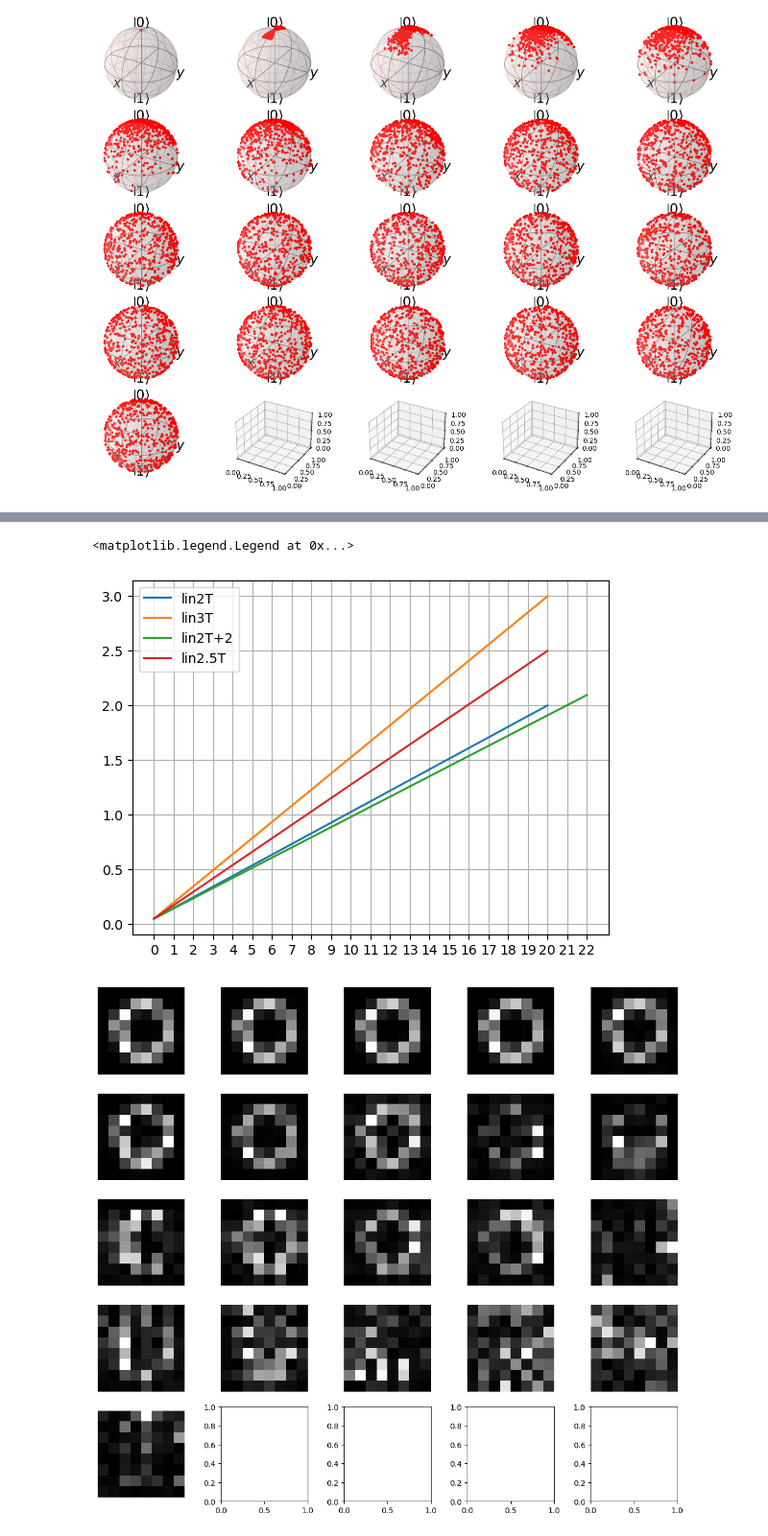
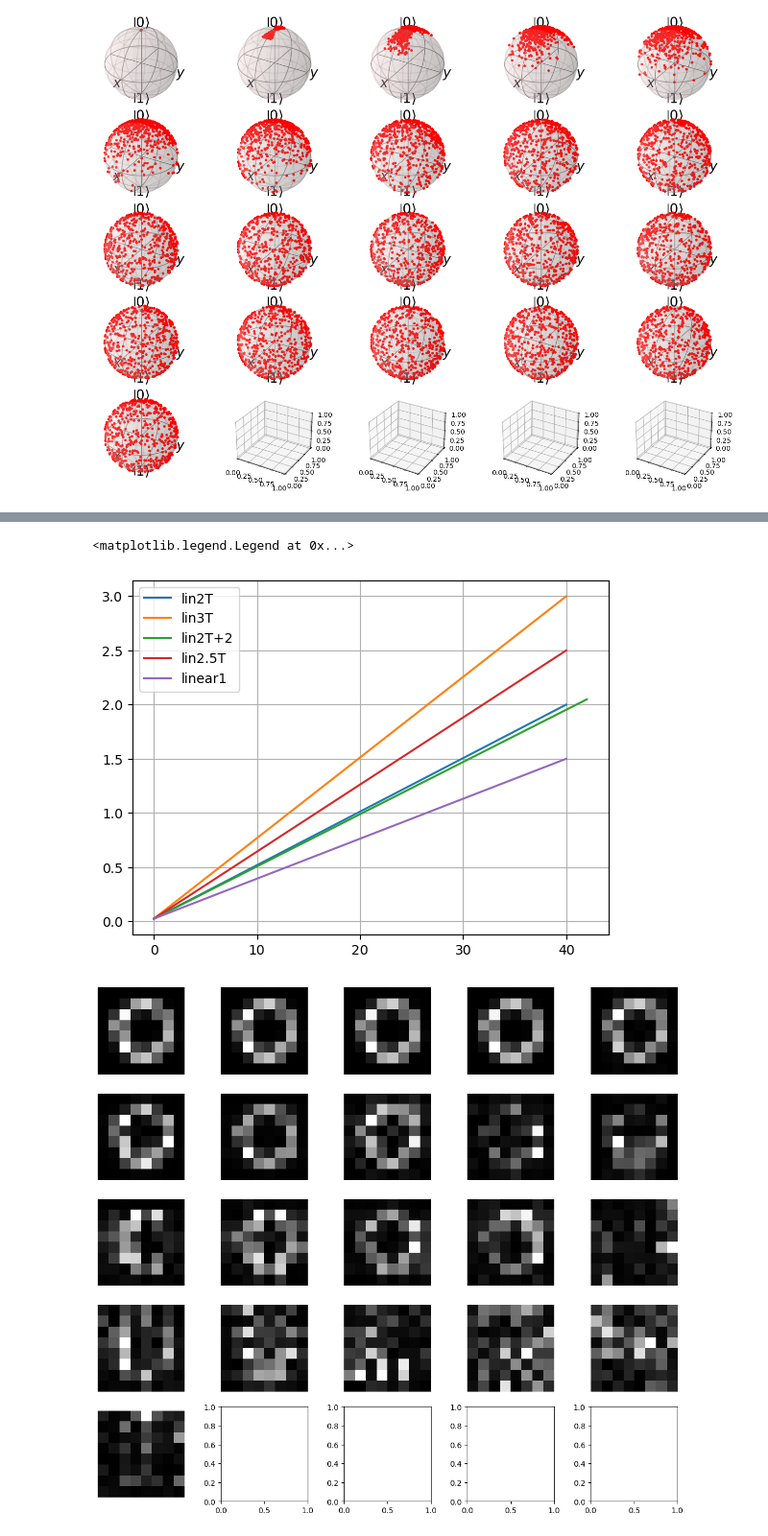
Before and after one commit to alapena/QuantGenMdl, a Jupyter notebook: visualize_noising.ipynb, the cells around one changed output, grey strips where cells are left out. Shown at 96% size. Saved outputs shown, nothing was run; the diff lists cells and outputs as text; code cells hidden in the pictures.

```diff
--- a/visualize_noising.ipynb
+++ b/visualize_noising.ipynb
@@ -129,35 +133,38 @@ import torch
 # diffusion_weights = torch.pow(linear_steps, n)
 # plt.plot(diffusion_weights, label=f'n={n}')
 
 # n=4
 # linear_steps = torch.linspace(1., torch.tensor(n_timesteps+1), n_timesteps+1, device='cpu')
 # diffusion_weights = 2*torch.pow((linear_steps/(n_timesteps+1)), n)
 # plt.plot(diffusion_weights, label=f'custom n={n}')
 
 # diffusion_weights = 1e-3*np.arange(1, n_timesteps+1)**2
 # plt.plot(diffusion_weights, label=f'circular')
 
 # x = 1/(n_timesteps+1)*torch.linspace(1., torch.tensor(2*n_timesteps+1), n_timesteps+1, device='cpu')
 # plt.plot(x, label='linT')
 
 x = 1/(n_timesteps+1)*torch.linspace(1., 2*torch.tensor(n_timesteps+1), n_timesteps+1, device=device)
 plt.plot(x, label='lin2T')
 
 x = 1/(n_timesteps+1)*torch.linspace(1., 3*torch.tensor(n_timesteps+1), n_timesteps+1, device=device)
 plt.plot(x, label='lin3T')
 
 x = 1/(n_timesteps+1)*torch.linspace(1., 2*torch.tensor(n_timesteps+2), n_timesteps+3, device=device)
 plt.plot(x, label='lin2T+2')
 
 x = 1/(n_timesteps+1)*torch.linspace(1., 2.5*torch.tensor(n_timesteps+1), n_timesteps+1, device=device)
 plt.plot(x, label='lin2.5T')
 
-plt.xticks(range(n_timesteps+3))
+x = 1/(n_timesteps+1)*torch.linspace(1., 1.5*torch.tensor(n_timesteps+1), n_timesteps+1, device=device)
+plt.plot(x, label='linear1')
+
+# plt.xticks(range(n_timesteps+3))
 plt.grid(True)
 plt.legend()
 # %% [output]
 <matplotlib.legend.Legend at 0x...>
-[figure, old version]
+[figure, new version]
 # %%
 # Visualize the evolution of one image
 n = 0 # select a sample
```
Also changed, not shown: parts of 4 cells of this notebook, 5 other files.
